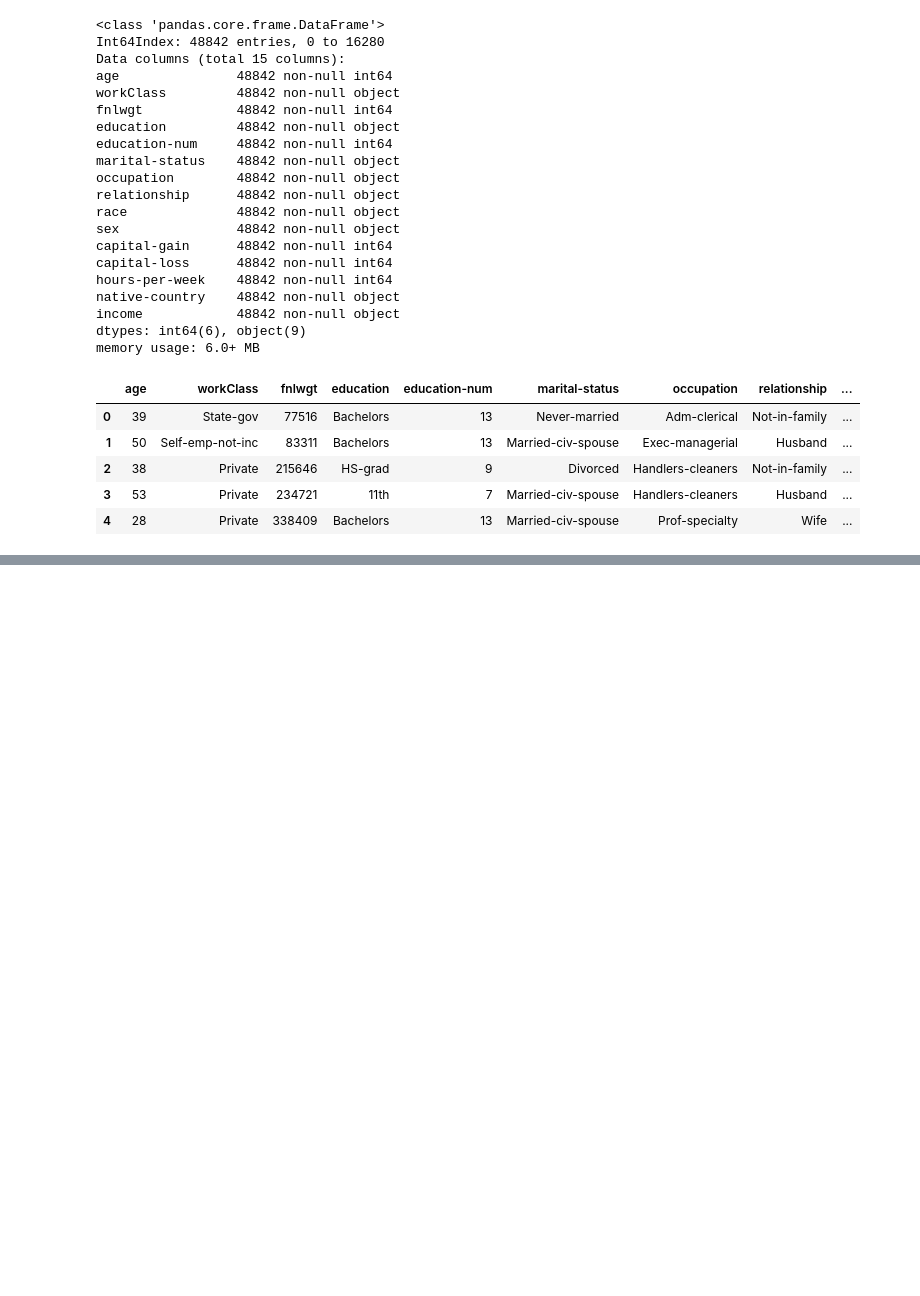
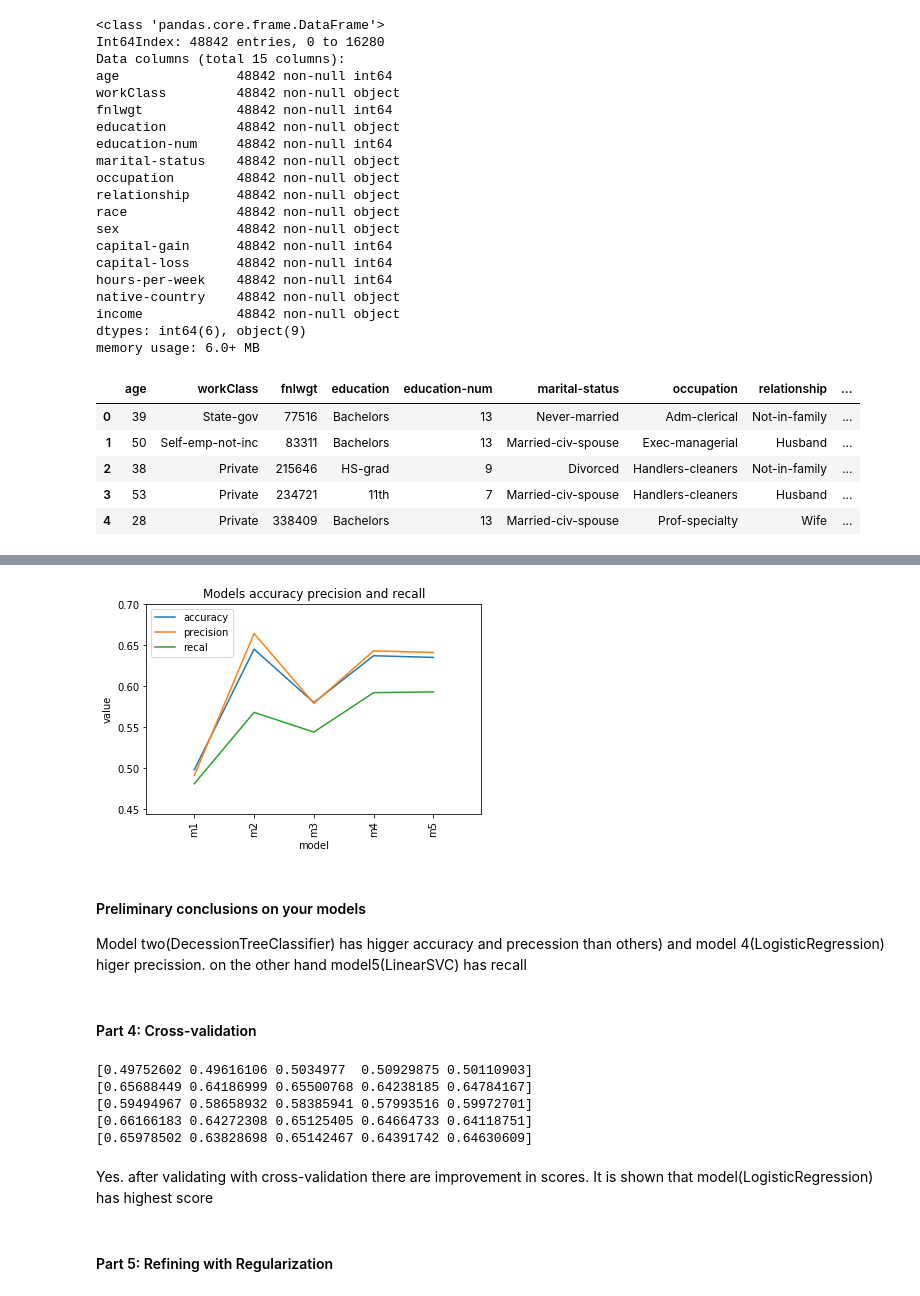
Before and after one commit to msarker000/ml-hw2, a Jupyter notebook: hw2_p4.ipynb, the cells around one changed output, grey strips where cells are left out. Cells and saved outputs as stored; diff of their text form; code cells hidden in the pictures; blank space fills up the shorter version.

```diff
--- a/hw2_p4.ipynb
+++ b/hw2_p4.ipynb
@@ -235,0 +118,8 @@ AttributeError: 'numpy.ndarray' object has no attribute 'isnull'
+# %%
+features = clean_data.drop('income', axis=1)
+labels = clean_data['income']
+# %%
+from sklearn.model_selection  import train_test_split
+SEED = 42
+X_train, X_test, y_train, y_test = train_test_split(features, labels, test_size=0.40, random_state=SEED)
+X_test, X_val, y_test, y_val= train_test_split(X_test, y_test, test_size=0.5, random_state=SEED)
@@ -235,0 +194,47 @@ AttributeError: 'numpy.ndarray' object has no attribute 'isnull'
+# %%
+import matplotlib.pyplot as plt
+%matplotlib inline
+
+x=[1,2,3,4,5]
+labels = ['m1', 'm2', 'm3', 'm4', 'm5']
+
+plt.plot(x, accuracies)
+plt.plot(x, precisions)
+plt.plot(x, recalls)
+plt.xticks(x, labels, rotation='vertical')
+plt.margins(0.2)
+plt.subplots_adjust(bottom=0.15)
+
+plt.title('Models accuracy precision and recall')
+plt.ylabel('value')
+plt.xlabel('model')
+plt.legend(['accuracy', 'precision', 'recal'], loc='upper left')
+plt.show()
+# %% [output]
+[figure, added]
+# %% [markdown]
+<h4>Preliminary conclusions on your models</h4>
+
+<p>Model two(DecessionTreeClassifier) has higger accuracy and precession than others) and model 4(LogisticRegression) higer precission. on the other hand model5(LinearSVC) has recall</p>
+# %% [markdown]
+<h4>Part 4: Cross-validation</h4>
+# %%
+from sklearn.model_selection import cross_validate
+
+model1, model2, model3, model4, model5  = model_one(), model_two(), model_three(), model_four(), model_five()
+
+
+cv_test_results = []
+for model in [model1, model2, model3, model4, model5]:
+    cv_results = cross_validate(model, X_trans_scd, y_train, cv=5)
+    print(cv_results['test_score'])
+# %% [output]
+[0.49752602 0.49616106 0.5034977  0.50929875 0.50110903]
+[0.65688449 0.64186999 0.65500768 0.64238185 0.64784167]
+[0.59494967 0.58658932 0.58385941 0.57993516 0.59972701]
+[0.66166183 0.64272308 0.65125405 0.64664733 0.64118751]
+[0.65978502 0.63828698 0.65142467 0.64391742 0.64630609]
+# %% [markdown]
+<p>Yes. after validating with cross-validation there are improvement in scores. It is shown that model(LogisticRegression) has highest score</p>
+# %% [markdown]
+<h4>Part 5: Refining with Regularization</h4>
```
Also changed, not shown: parts of 23 cells of this notebook, 3 other files.
